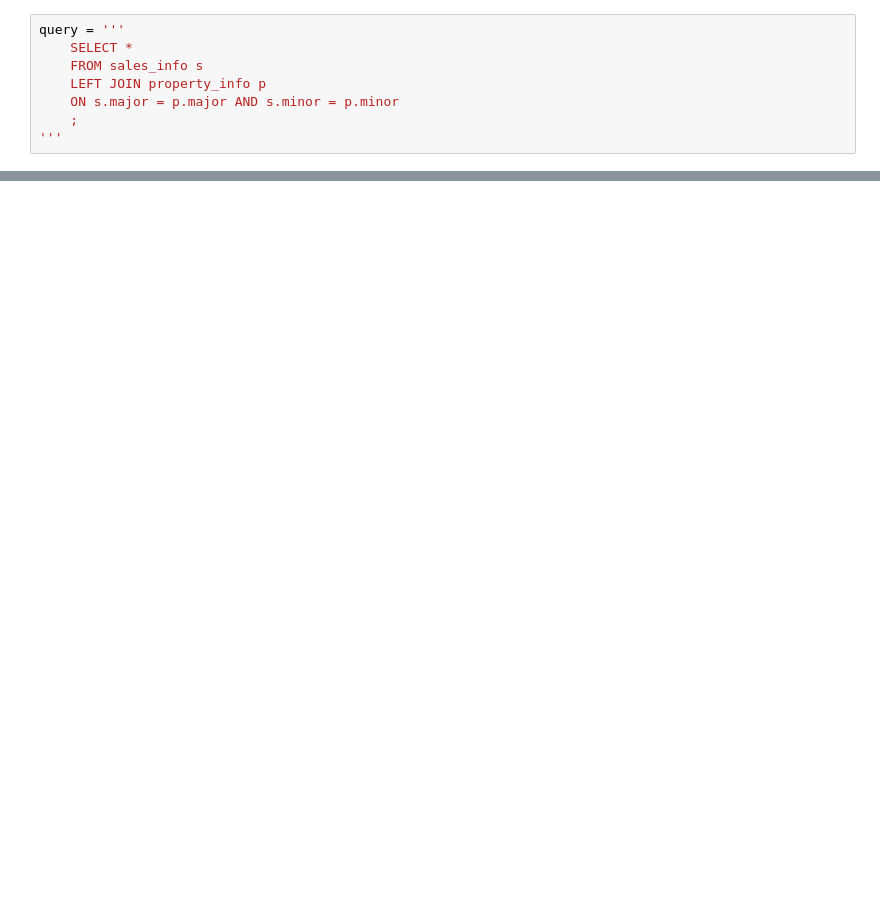
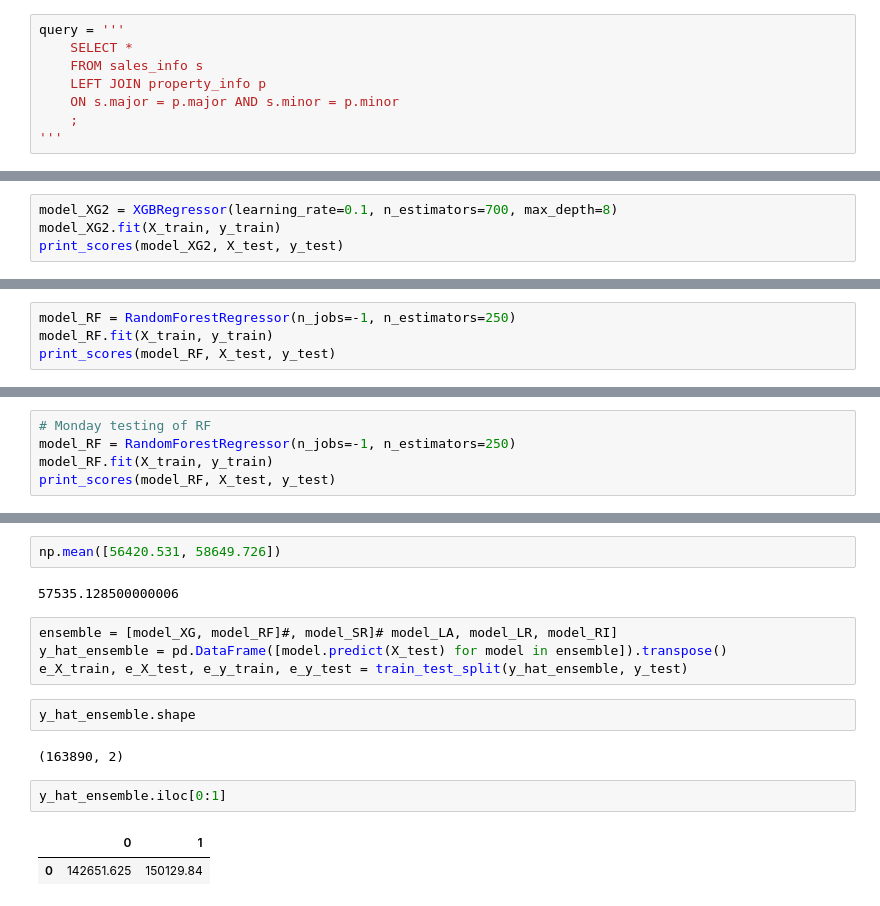
Before and after one commit to Myles1/housing_price_predictor, a Jupyter notebook: src/Model_creation_ec2.ipynb, the cells around one changed output, grey strips where cells are left out. Saved outputs shown, nothing was run; the diff lists cells and outputs as text; blank space fills up the shorter version.

```diff
--- a/src/Model_creation_ec2.ipynb
+++ b/src/Model_creation_ec2.ipynb
@@ -196,0 +602,4 @@ print(cross_val_score(model_cv_RF, X, y, cv=3).mean())
+# %%
+model_XG2 = XGBRegressor(learning_rate=0.1, n_estimators=700, max_depth=8)
+model_XG2.fit(X_train, y_train)
+print_scores(model_XG2, X_test, y_test)
@@ -196,0 +612,4 @@ print(cross_val_score(model_cv_RF, X, y, cv=3).mean())
+# %%
+model_RF = RandomForestRegressor(n_jobs=-1, n_estimators=250)
+model_RF.fit(X_train, y_train)
+print_scores(model_RF, X_test, y_test)
@@ -196,0 +622,5 @@ print(cross_val_score(model_cv_RF, X, y, cv=3).mean())
+# %%
+# Monday testing of RF
+model_RF = RandomForestRegressor(n_jobs=-1, n_estimators=250)
+model_RF.fit(X_train, y_train)
+print_scores(model_RF, X_test, y_test)
@@ -196,0 +657,17 @@ print(cross_val_score(model_cv_RF, X, y, cv=3).mean())
+# %%
+np.mean([56420.531, 58649.726])
+# %% [output]
+57535.128500000006
+# %%
+ensemble = [model_XG, model_RF]#, model_SR]# model_LA, model_LR, model_RI]
+y_hat_ensemble = pd.DataFrame([model.predict(X_test) for model in ensemble]).transpose()
+e_X_train, e_X_test, e_y_train, e_y_test = train_test_split(y_hat_ensemble, y_test)
+# %%
+y_hat_ensemble.shape
+# %% [output]
+(163890, 2)
+# %%
+y_hat_ensemble.iloc[0:1]
+# %% [output]
+|  | 0 | 1 |
+| 0 | 142651.625 | 150129.84 |
```
Also changed, not shown: parts of 67 cells of this notebook, 1 other file.
